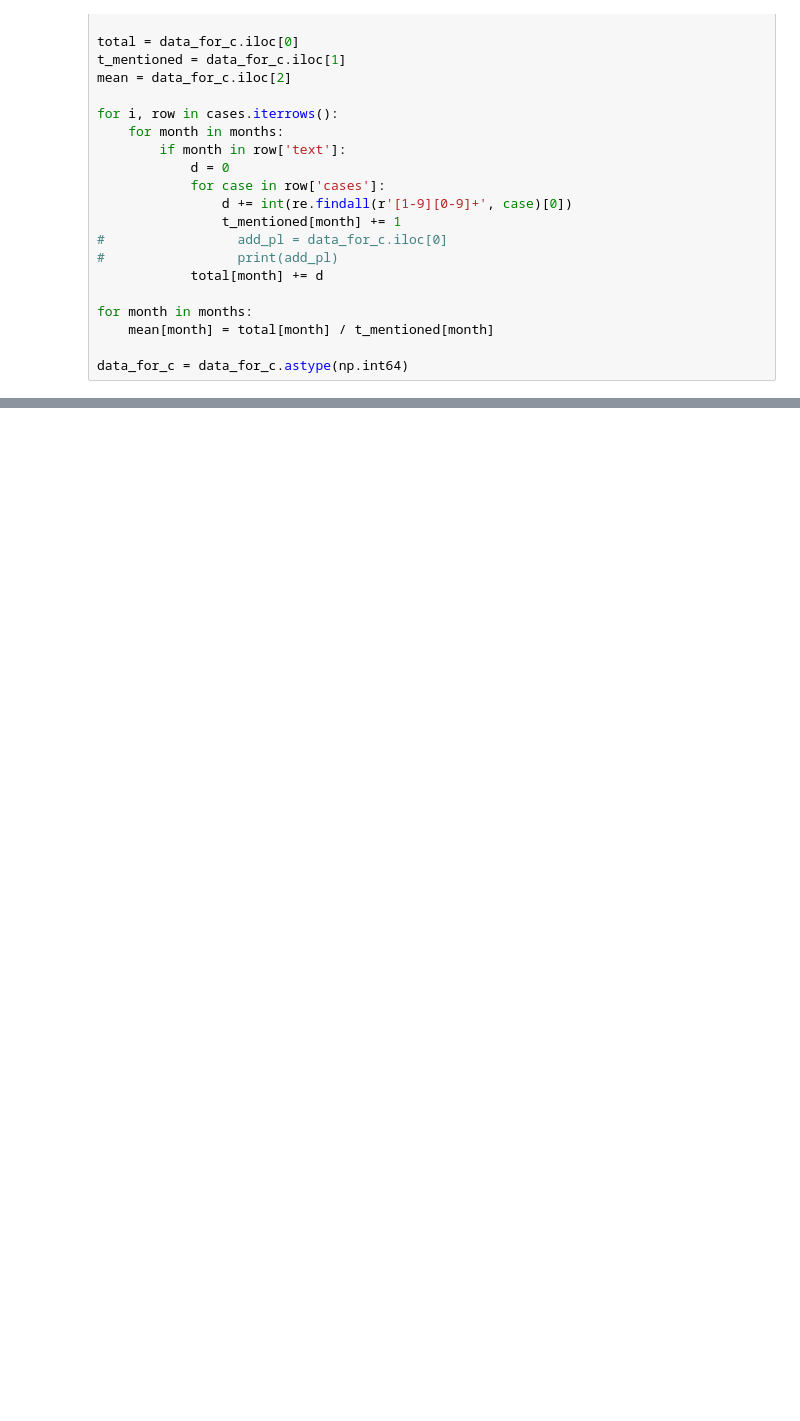
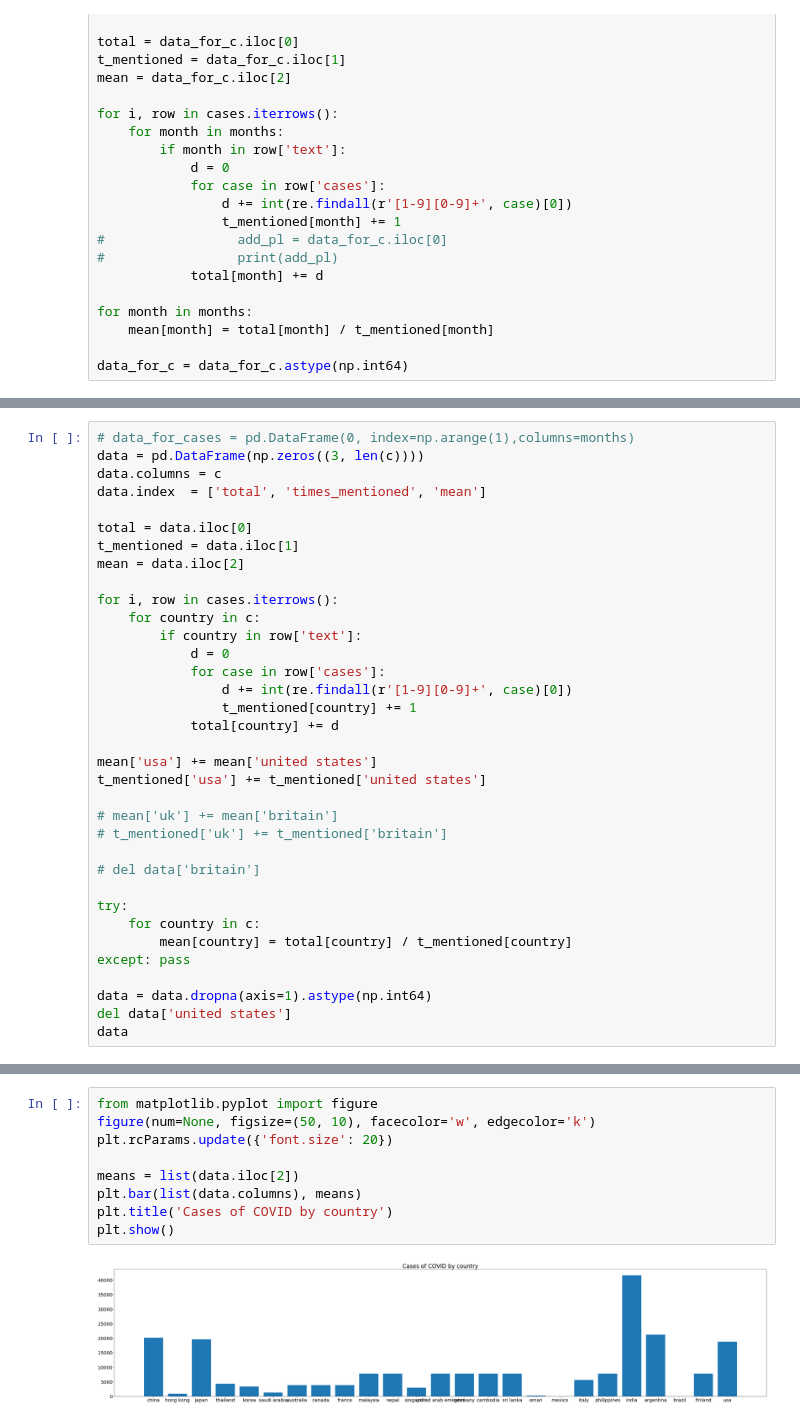
Before and after one commit to tableClothed/COVID-challenge, a Jupyter notebook: task8.ipynb, the cells around one changed output, grey strips where cells are left out. Cells and saved outputs as stored; diff of their text form; blank space fills up the shorter version.

```diff
--- a/task8.ipynb
+++ b/task8.ipynb
@@ -254,0 +266,35 @@ data
+# %%
+# data_for_cases = pd.DataFrame(0, index=np.arange(1),columns=months)
+data = pd.DataFrame(np.zeros((3, len(c))))
+data.columns = c
+data.index  = ['total', 'times_mentioned', 'mean']
+
+total = data.iloc[0]
+t_mentioned = data.iloc[1]
+mean = data.iloc[2]
+
+for i, row in cases.iterrows():
+    for country in c:
+        if country in row['text']:
+            d = 0
+            for case in row['cases']:
+                d += int(re.findall(r'[1-9][0-9]+', case)[0])
+                t_mentioned[country] += 1
+            total[country] += d
+
+mean['usa'] += mean['united states']
+t_mentioned['usa'] += t_mentioned['united states']
+
+# mean['uk'] += mean['britain']
+# t_mentioned['uk'] += t_mentioned['britain']
+
+# del data['britain']
+
+try:
+    for country in c:
+        mean[country] = total[country] / t_mentioned[country]
+except: pass
+
+data = data.dropna(axis=1).astype(np.int64)
+del data['united states']
+data
@@ -254,0 +307,11 @@ data
+# %%
+from matplotlib.pyplot import figure
+figure(num=None, figsize=(50, 10), facecolor='w', edgecolor='k')
+plt.rcParams.update({'font.size': 20})
+
+means = list(data.iloc[2])
+plt.bar(list(data.columns), means)
+plt.title('Cases of COVID by country')
+plt.show()
+# %% [output]
+[figure, added]
```
Also changed, not shown: parts of 7 cells of this notebook.
